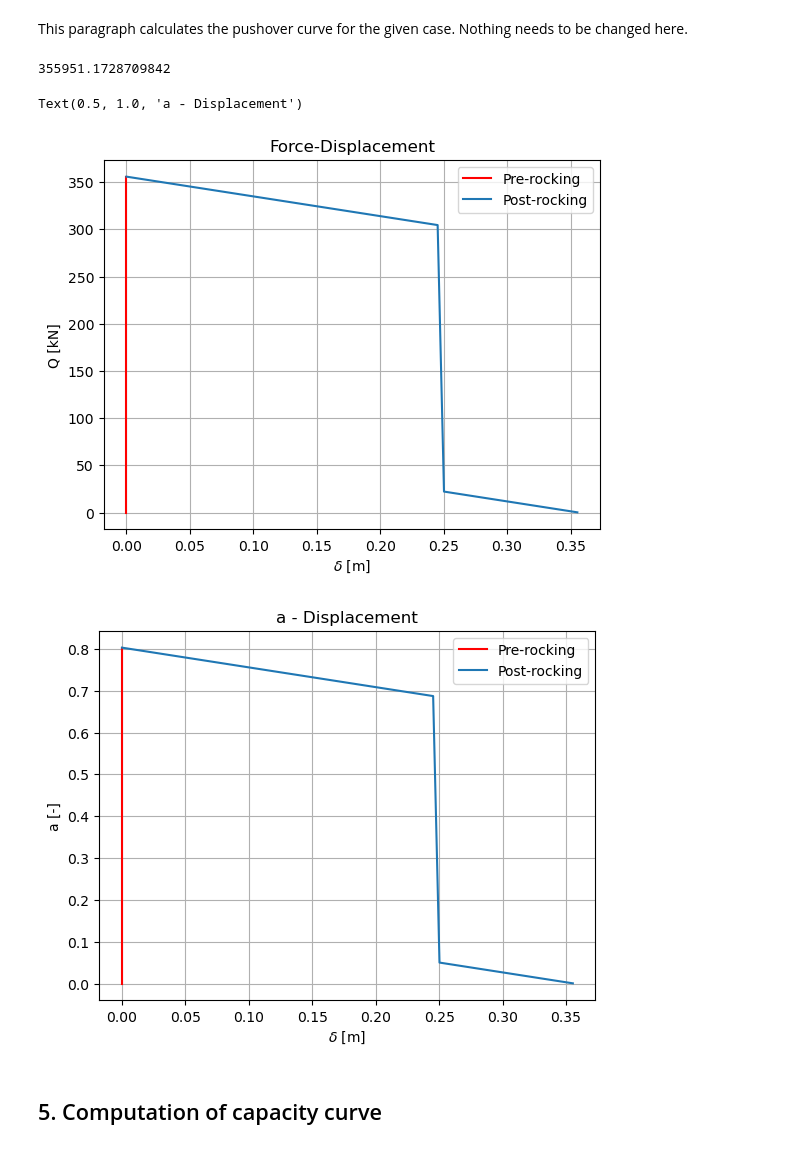
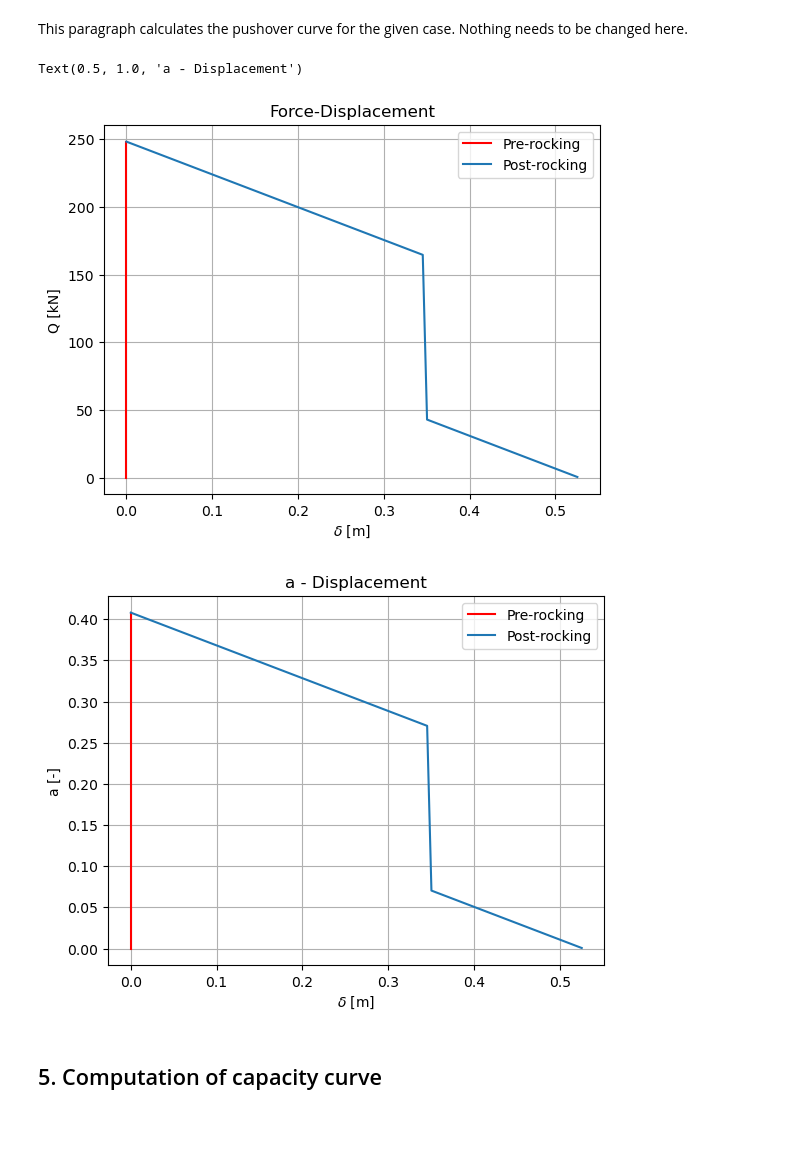
Before and after one commit to boenzli/Out-of-plane-JupyterNotebooks, a Jupyter notebook: E_mechanism/E_Mechanism.ipynb, the cells around one changed output. Drawn from its saved outputs; the diff is of its cells as text; code cells hidden in the pictures.

```diff
--- a/E_mechanism/E_Mechanism.ipynb
+++ b/E_mechanism/E_Mechanism.ipynb
@@ -37,7 +37,7 @@ for your case.
 ## Wall geometry
 H = 5               # Total height of wall, y-direction [m]
 L = 10              # Total length of mechanism, x-direction [m]
-t = 0.5             # Thickness of wall,    z-direction [m]
+t = 0.7             # Thickness of wall,    z-direction [m]
 
 ## Window geometry
 h_w = 0.5           # Height of window [m]
@@ -55,8 +55,9 @@ max_delta = t/2     # Maximum displacement, when the slab and wall lose connecti
 This block is used to define the material properties of the wall and the connecting slab. You can adapt the input to use the notebook
 for different cases. (The friction between the masonry blocks at the outer edges is neglected.)
 # %%
-rho_masonry = 18000         # Density of the masonry [N/m^3]
-mu_f = 0.7                  # Friction coefficient between slab and masonry wall
+rho_masonry = 1800          # Density of the masonry [kg/m^3]
+g = 9.81                    # Gravitational acceleration [m/s^2]
+mu_f = 0.3                  # Friction coefficient between slab and masonry wall
 # %% [markdown]
 ## 3. Define the loads and forces
 # %% [markdown]
@@ -119,13 +120,12 @@ V_net = A_net*t              # Net volume of wall / Volume of wall without windo
 COG_y_wall = cog_fun()       # Center of gravity of the complete wall in y-direction [m]
 
 ## Derived loads and forces
-G = rho_masonry*V_net        # gravity load of the wall (self-weight) [N]
+G = rho_masonry*V_net*g      # gravity load of the wall (self-weight) [N]
 F = mu_f*S                   # friction force from slab acting on top of the wall [N]
 
 ## Maximum earthquake force to start rocking
 Q_max=Q_eq_fun(0)            # Maximum seismic load [N]
 alpha_max=Q_max/G            # Portion of gravity load [-]
-print(Q_max)
 
 ## Plot force-displacement relationship of the overturning of the wall
 delta_vals = np.linspace(0,H,1000)
@@ -136,37 +136,36 @@ for i in range(np.size(delta_vals)): # Calculates the corresponding force for th
 
 # Transformation to only display values up to failure
 q_vals = q_vals[q_vals>=0]
 delta_vals = delta_vals[: np.size(q_vals)]
 delta_max=max(delta_vals)
 
 plt.figure()
 plt.grid()
 plt.plot([0,0],[0,Q_max/1000],label='Pre-rocking',color='red')
 plt.plot(delta_vals,q_vals,label='Post-rocking')
 plt.legend()
 plt.xlabel('$\delta$ [m]')
 plt.ylabel('Q [kN]')
 plt.title('Force-Displacement')
 
 
 
 # Plot acceleration-displacement relationship of the overturning of the wall, where alpha is a factor multiplied
 # by gravitational acceleration
 alpha_vals = q_vals / G *1000 # Transformation to alpha value
 plt.figure()
 plt.grid()
 plt.plot([0,0],[0,alpha_max],label='Pre-rocking',color='red')
 plt.plot(delta_vals,alpha_vals,label='Post-rocking')
 plt.legend()
 
 plt.xlabel('$\delta$ [m]')
 plt.ylabel('a [-]')
 plt.title('a - Displacement')
 # %% [output]
-355951.1728709842
+Text(0.5, 1.0, 'a - Displacement')
-Text(0.5, 1.0, 'a - Displacement')
-[figure, old version]
+[figure, new version]
-[figure, old version]
+[figure, new version]
 # %% [markdown]
 ## 5. Computation of capacity curve
 # %% [markdown]
```
Also changed, not shown: parts of 3 cells of this notebook, 2 other files.
